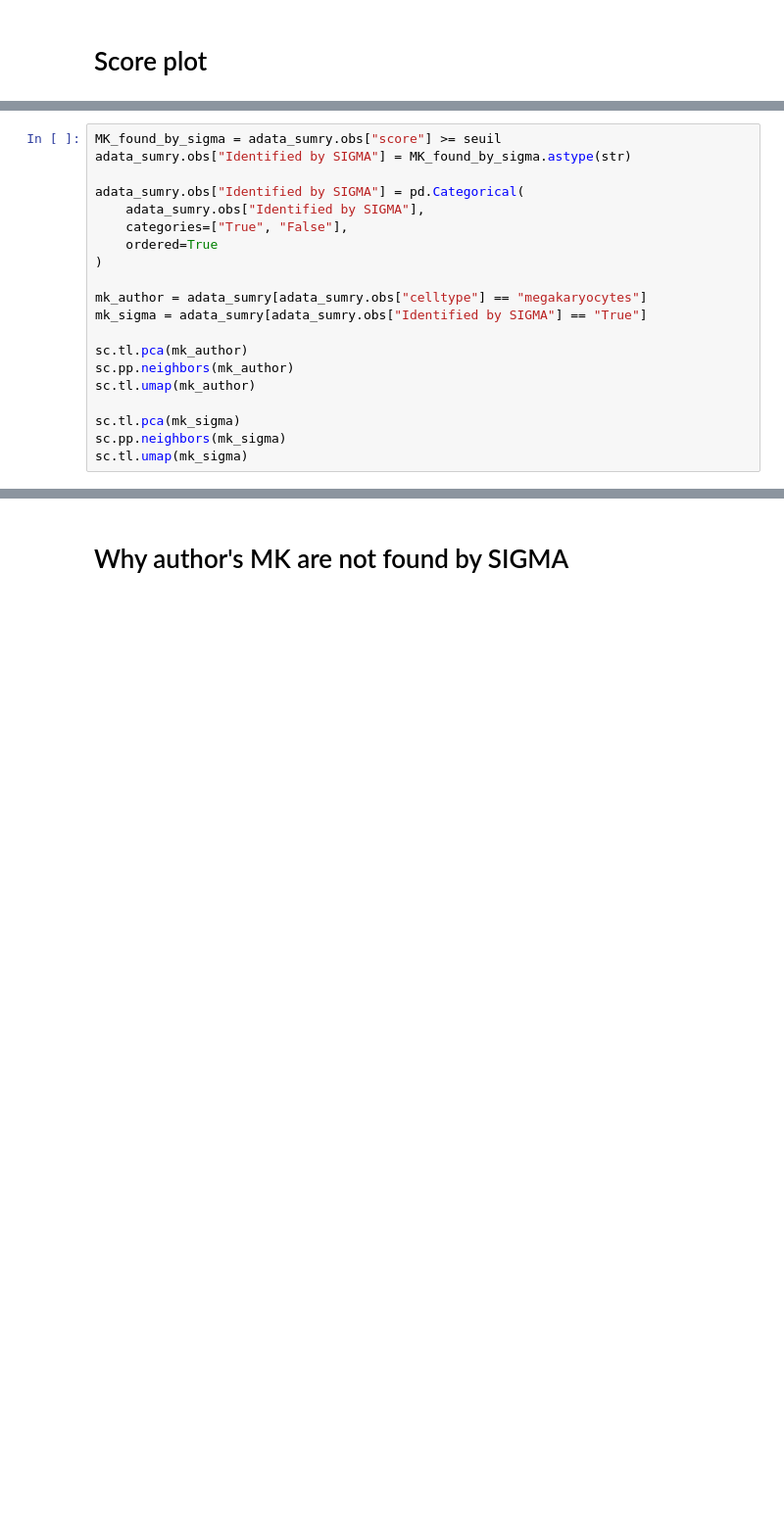
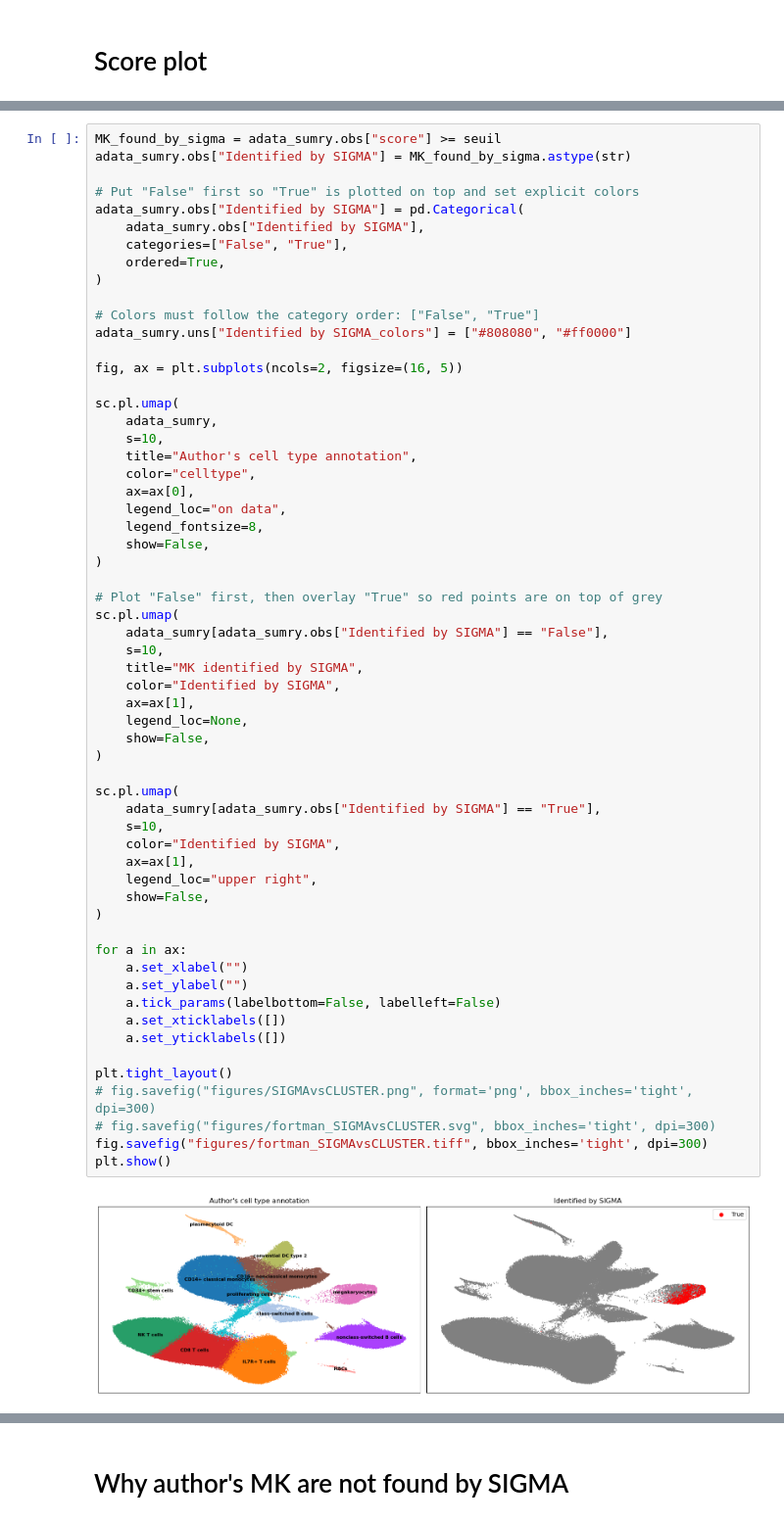
Before and after one commit to Guitout31415/SIGMA, a Jupyter notebook: notebooks/compare_fortman_sigma.ipynb, the cells around one changed output, grey strips where cells are left out. Shown at 98% size. Saved outputs shown, nothing was run; the diff lists cells and outputs as text; blank space fills up the shorter version.

```diff
--- a/notebooks/compare_fortman_sigma.ipynb
+++ b/notebooks/compare_fortman_sigma.ipynb
@@ -198,20 +199,61 @@ plt.show()
 # %%
 MK_found_by_sigma = adata_sumry.obs["score"] >= seuil
 adata_sumry.obs["Identified by SIGMA"] = MK_found_by_sigma.astype(str)
 
+# Put "False" first so "True" is plotted on top and set explicit colors
 adata_sumry.obs["Identified by SIGMA"] = pd.Categorical(
     adata_sumry.obs["Identified by SIGMA"],
-    categories=["True", "False"],
-    ordered=True
+    categories=["False", "True"],
+    ordered=True,
 )
 
-mk_author = adata_sumry[adata_sumry.obs["celltype"] == "megakaryocytes"]
-mk_sigma = adata_sumry[adata_sumry.obs["Identified by SIGMA"] == "True"]
+# Colors must follow the category order: ["False", "True"]
+adata_sumry.uns["Identified by SIGMA_colors"] = ["#808080", "#ff0000"]
 
-sc.tl.pca(mk_author)
-sc.pp.neighbors(mk_author)
-sc.tl.umap(mk_author)
+fig, ax = plt.subplots(ncols=2, figsize=(16, 5))
 
-sc.tl.pca(mk_sigma)
-sc.pp.neighbors(mk_sigma)
-sc.tl.umap(mk_sigma)
+sc.pl.umap(
+    adata_sumry,
+    s=10,
+    title="Author's cell type annotation",
+    color="celltype",
+    ax=ax[0],
+    legend_loc="on data",
+    legend_fontsize=8,
+    show=False,
+)
+
+# Plot "False" first, then overlay "True" so red points are on top of grey
+sc.pl.umap(
+    adata_sumry[adata_sumry.obs["Identified by SIGMA"] == "False"],
+    s=10,
+    title="MK identified by SIGMA",
+    color="Identified by SIGMA",
+    ax=ax[1],
+    legend_loc=None,
+    show=False,
+)
+
+sc.pl.umap(
+    adata_sumry[adata_sumry.obs["Identified by SIGMA"] == "True"],
+    s=10,
+    color="Identified by SIGMA",
+    ax=ax[1],
+    legend_loc="upper right",
+    show=False,
+)
+
+for a in ax:
+    a.set_xlabel("")
+    a.set_ylabel("")
+    a.tick_params(labelbottom=False, labelleft=False)
+    a.set_xticklabels([])
+    a.set_yticklabels([])
+
+plt.tight_layout()
+# fig.savefig("figures/SIGMAvsCLUSTER.png", format='png', bbox_inches='tight', dpi=300)
+# fig.savefig("figures/fortman_SIGMAvsCLUSTER.svg", bbox_inches='tight', dpi=300)
+fig.savefig("figures/fortman_SIGMAvsCLUSTER.tiff", bbox_inches='tight', dpi=300)
+plt.show()
+# %% [output]
+[figure, added]
```
Also changed, not shown: parts of 8 cells of this notebook, 5 other files.
